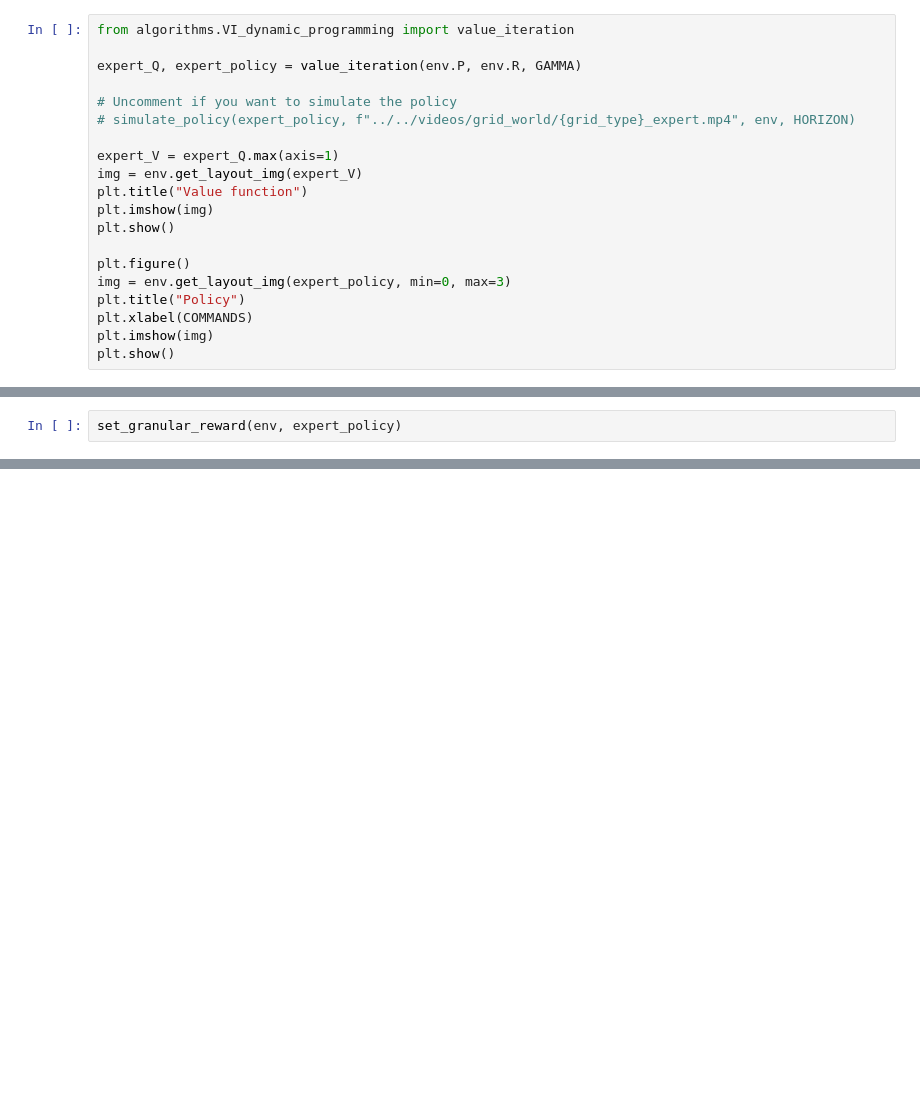
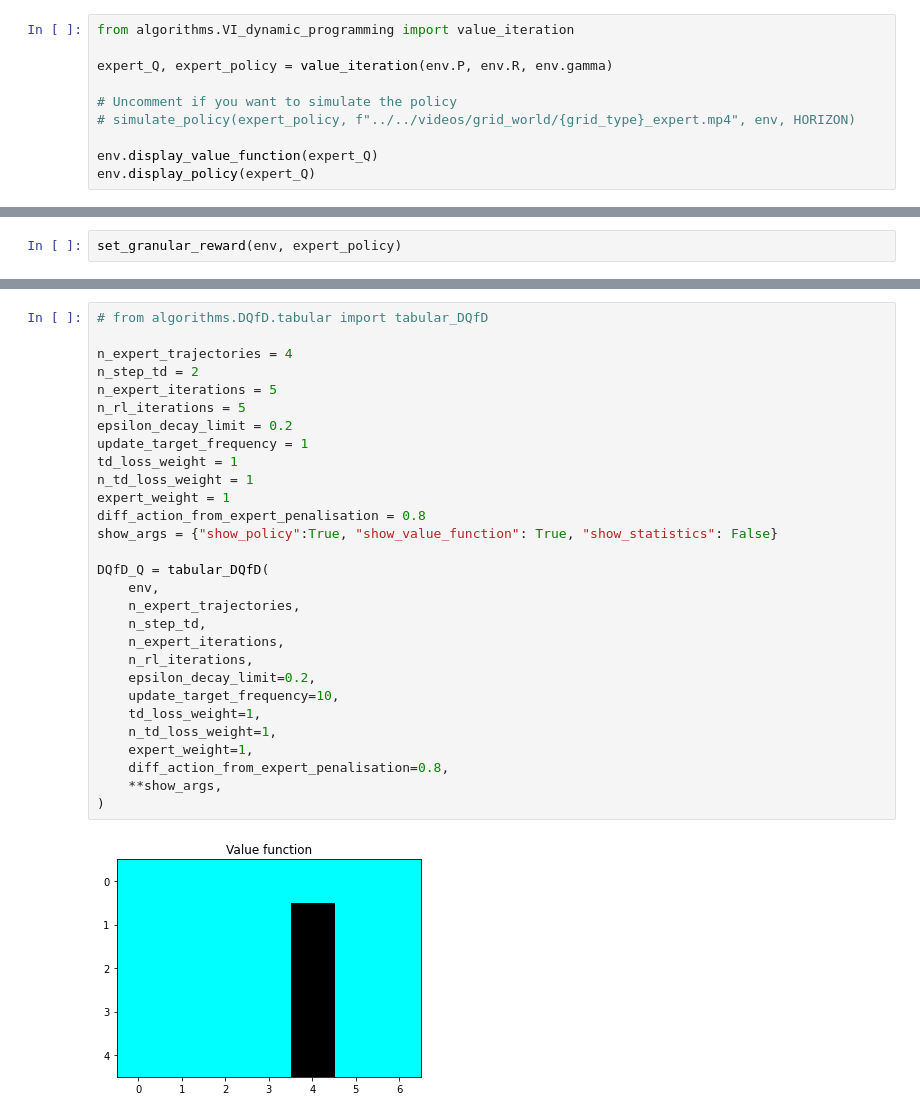
Before and after one commit to theovincent/ReinforcementLearningWithDemonstration, a Jupyter notebook: simulators/grid_world/simulate_algorithms.ipynb, the cells around one changed output, grey strips where cells are left out. Cells and saved outputs as stored; diff of their text form; blank space fills up the shorter version.

Commit message:
Start DQfD tabular

```diff
--- a/simulators/grid_world/simulate_algorithms.ipynb
+++ b/simulators/grid_world/simulate_algorithms.ipynb
@@ -17,23 +19,13 @@ env = Maze(grid_type, feature_type, dimensions=dimensions, sigma=sigma)
 # %%
 from algorithms.VI_dynamic_programming import value_iteration
 
-expert_Q, expert_policy = value_iteration(env.P, env.R, GAMMA)
+expert_Q, expert_policy = value_iteration(env.P, env.R, env.gamma)
 
 # Uncomment if you want to simulate the policy
 # simulate_policy(expert_policy, f"../../videos/grid_world/{grid_type}_expert.mp4", env, HORIZON)
 
-expert_V = expert_Q.max(axis=1)
-img = env.get_layout_img(expert_V)
-plt.title("Value function")
-plt.imshow(img)
-plt.show()
-
-plt.figure()
-img = env.get_layout_img(expert_policy, min=0, max=3)
-plt.title("Policy")
-plt.xlabel(COMMANDS)
-plt.imshow(img)
-plt.show()
+env.display_value_function(expert_Q)
+env.display_policy(expert_Q)
 # %% [output]
 [figure]
 [figure]
@@ -85,0 +356,31 @@ ffmpeg version 4.3.3-0+deb11u1 Copyright (c) 2000-2021 the FFmpeg developers
+# %%
+# from algorithms.DQfD.tabular import tabular_DQfD
+
+n_expert_trajectories = 4
+n_step_td = 2
+n_expert_iterations = 5
+n_rl_iterations = 5
+epsilon_decay_limit = 0.2
+update_target_frequency = 1
+td_loss_weight = 1
+n_td_loss_weight = 1
+expert_weight = 1
+diff_action_from_expert_penalisation = 0.8
+show_args = {"show_policy":True, "show_value_function": True, "show_statistics": False}
+
+DQfD_Q = tabular_DQfD(
+    env,
+    n_expert_trajectories,
+    n_step_td,
+    n_expert_iterations,
+    n_rl_iterations,
+    epsilon_decay_limit=0.2,
+    update_target_frequency=10,
+    td_loss_weight=1,
+    n_td_loss_weight=1,
+    expert_weight=1,
+    diff_action_from_expert_penalisation=0.8,
+    **show_args,
+)
+# %% [output]
+[figure, added]
```
Also changed, not shown: parts of 9 cells of this notebook, 3 other files.
